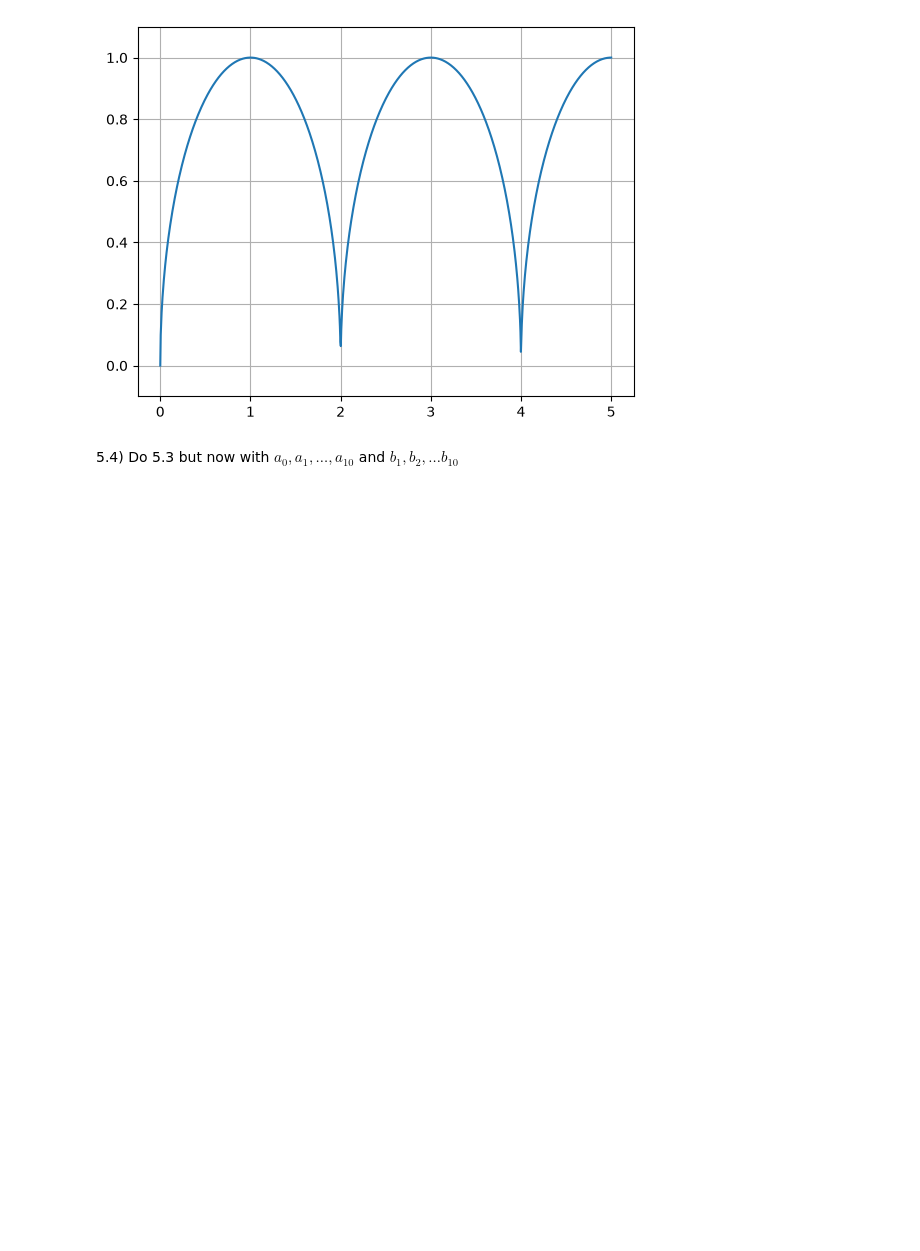
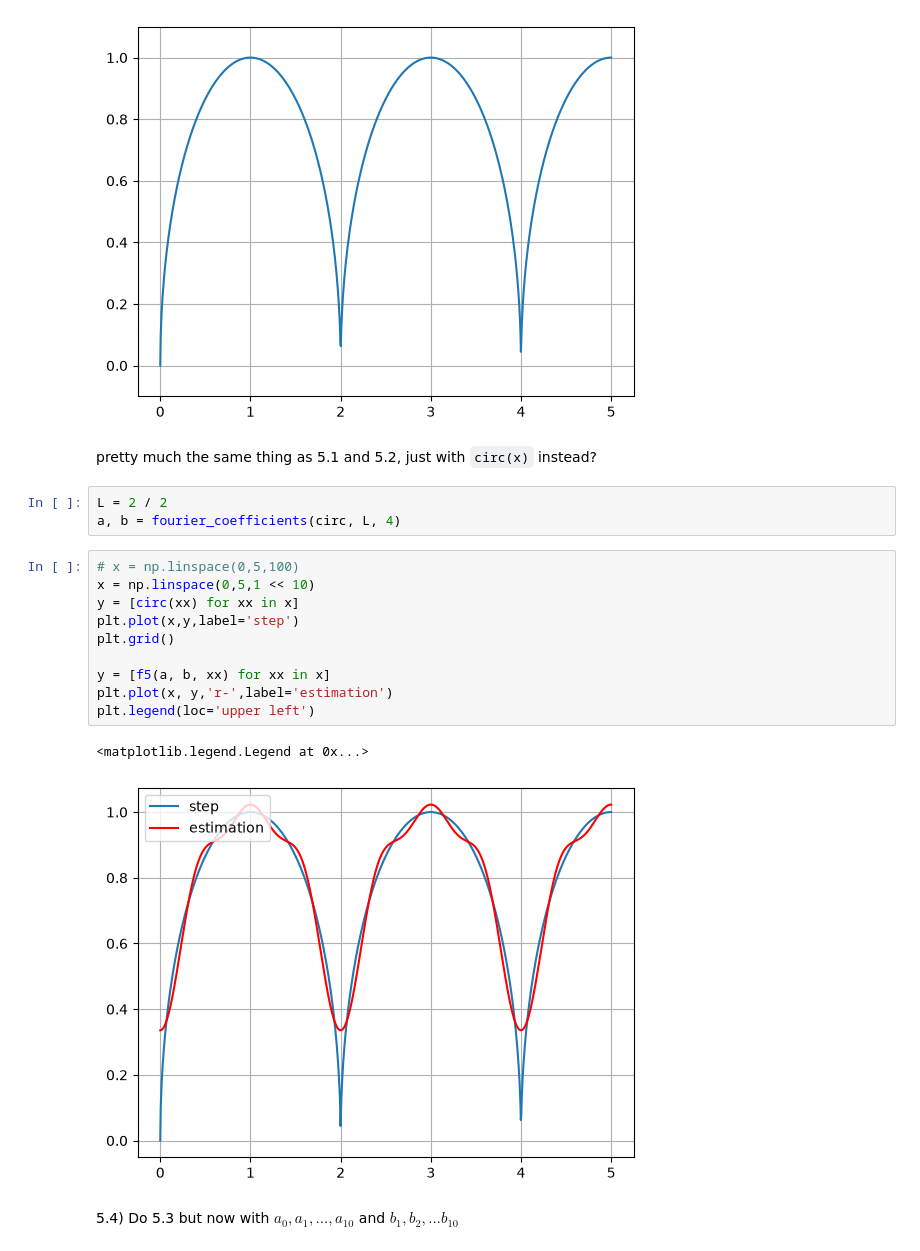
Before and after one commit to jiraroj-wir/iccs205-homework, a Jupyter notebook: hw3/Homework3.ipynb, the cells around one changed output. Saved outputs shown, nothing was run; the diff lists cells and outputs as text; blank space fills up the shorter version.

```diff
--- a/hw3/Homework3.ipynb
+++ b/hw3/Homework3.ipynb
@@ -382,5 +450,23 @@ plt.ylim(-0.1,1.1)
 # %% [output]
 (-0.1, 1.1)
 [figure]
+# %% [markdown]
+pretty much the same thing as 5.1 and 5.2, just with `circ(x)` instead?
+# %%
+L = 2 / 2
+a, b = fourier_coefficients(circ, L, 4)
+# %%
+# x = np.linspace(0,5,100)
+x = np.linspace(0,5,1 << 10)
+y = [circ(xx) for xx in x]
+plt.plot(x,y,label='step')
+plt.grid()
+
+y = [f5(a, b, xx) for xx in x]
+plt.plot(x, y,'r-',label='estimation')
+plt.legend(loc='upper left')
+# %% [output]
+<matplotlib.legend.Legend at 0x...>
+[figure, added]
 # %% [markdown]
 5.4) Do 5.3 but now with $a_0, a_1, \ldots, a_{10}$ and $ b_1, b_2, \ldots b_{10}$
```
Also changed, not shown: parts of 17 cells of this notebook.
